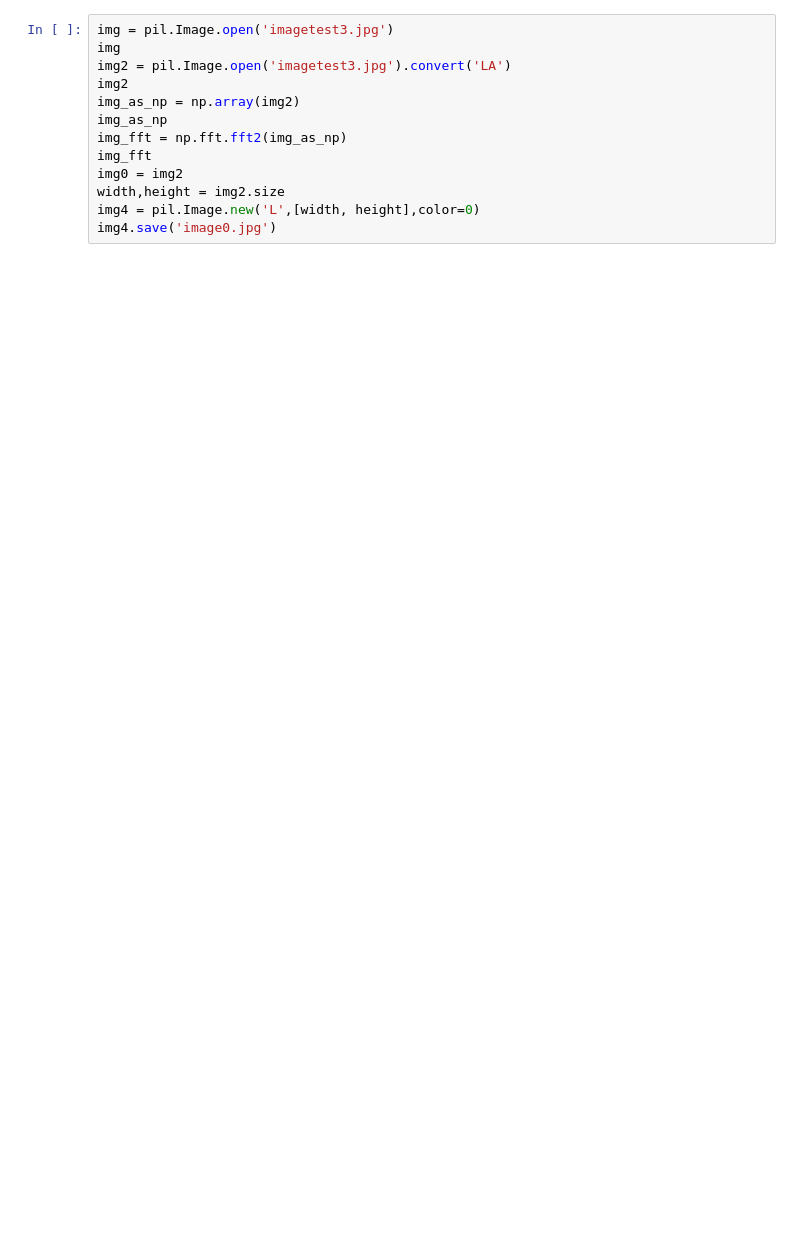
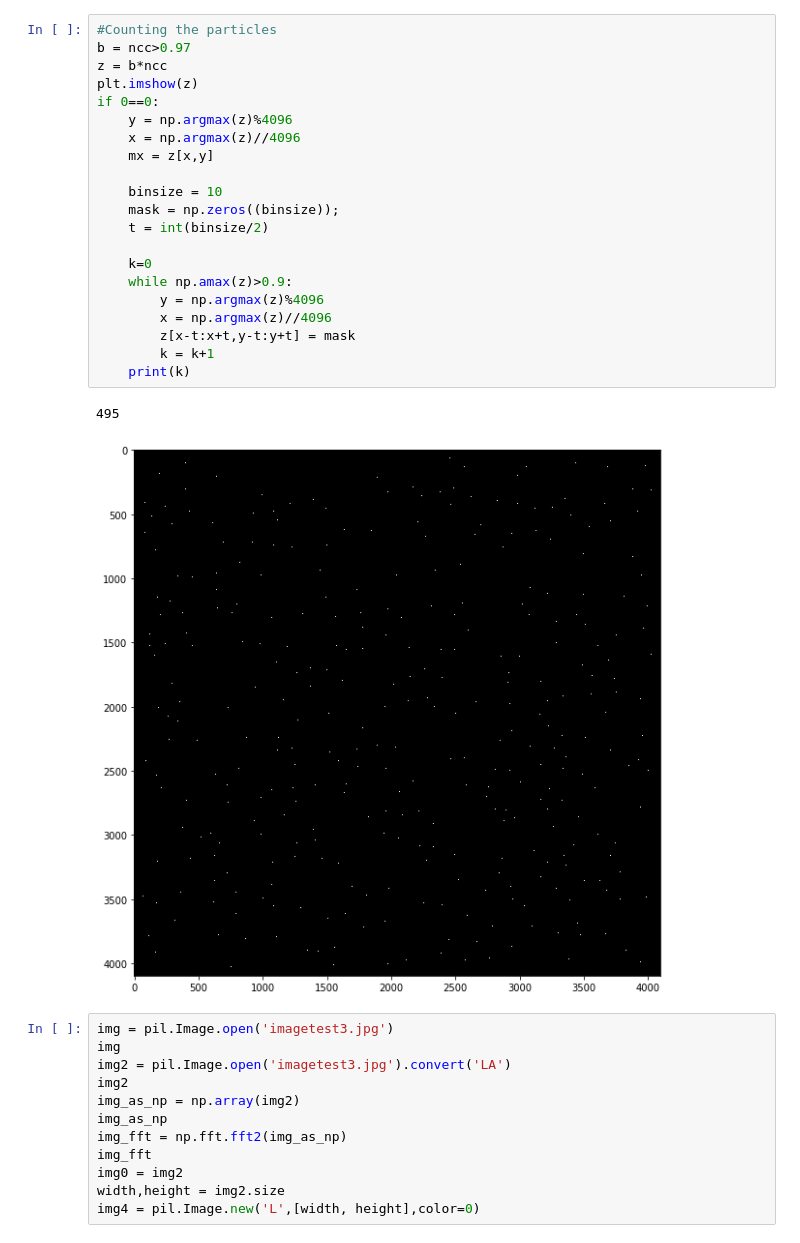
Before and after one commit to ngasner/cryo, a Jupyter notebook: Fourier Basics.ipynb, the cells around one changed output. Drawn from its saved outputs; the diff is of its cells as text; blank space fills up the shorter version.

```diff
--- a/Fourier Basics.ipynb
+++ b/Fourier Basics.ipynb
@@ -14,3 +51,27 @@ plt.rcParams['image.cmap'] = 'gray'
+# %%
+#Counting the particles
+b = ncc>0.97
+z = b*ncc
+plt.imshow(z)
+if 0==0:
+    y = np.argmax(z)%4096
+    x = np.argmax(z)//4096
+    mx = z[x,y]
+
+    binsize = 10
+    mask = np.zeros((binsize));
+    t = int(binsize/2)
+
+    k=0
+    while np.amax(z)>0.9:
+        y = np.argmax(z)%4096
+        x = np.argmax(z)//4096
+        z[x-t:x+t,y-t:y+t] = mask
+        k = k+1
+    print(k)
+# %% [output]
+495
+[figure, added]
 # %%
 img = pil.Image.open('imagetest3.jpg')
 img
@@ -23,7 +84,6 @@ img_fft
 img0 = img2
 width,height = img2.size
 img4 = pil.Image.new('L',[width, height],color=0)
-img4.save('image0.jpg')
 # %%
 img = scipy.misc.imread('imagetest3.jpg',1)
 f = np.fft.fft2(img)
```
Also changed, not shown: parts of 17 cells of this notebook.
